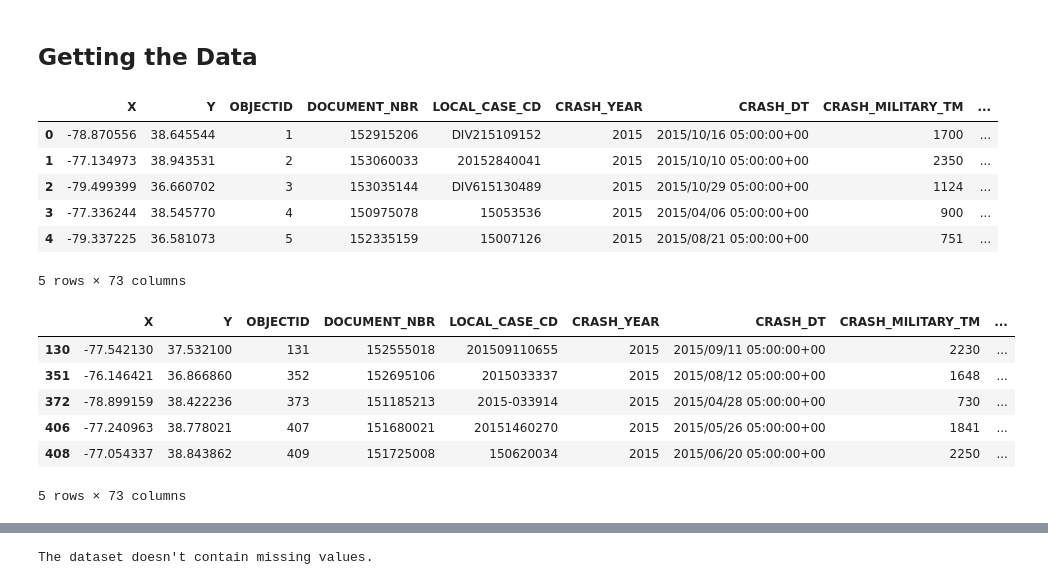
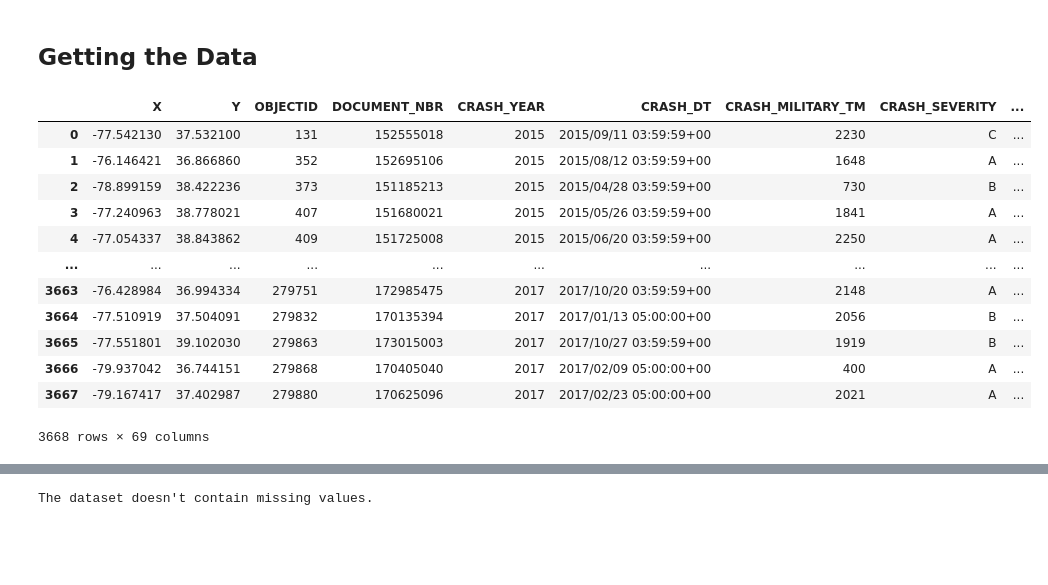
Before and after one commit to chrryyy/cs_4774_team_snorlax, a Jupyter notebook: Analysis_of_Improving_Pedestrian_Safety.ipynb, the cells around one changed output, grey strips where cells are left out. Drawn from its saved outputs; the diff is of its cells as text; code cells hidden in the pictures; blank space fills up the shorter version.

```diff
--- a/Analysis_of_Improving_Pedestrian_Safety.ipynb
+++ b/Analysis_of_Improving_Pedestrian_Safety.ipynb
@@ -8,34 +8,34 @@ Cheryl Bai, Eric Xie, Elaine Zhang
 # %%
 import os
 import numpy as np
 import matplotlib
 import matplotlib.pyplot as plt
 import pandas as pd
 import seaborn as sns
 
+crash_data = pd.DataFrame()
 # read the dataset
-crash_data = pd.read_csv('Crash_Data.csv')
-crash_data.head()
+for i in range(4):
+  df = pd.read_csv("Crash_Data_" + str(i + 1) + ".csv")
+  df_ped = df.loc[df["PED_NONPED"] == "Yes"]
+  crash_data = pd.concat([crash_data, df_ped], ignore_index=True)
+
+crash_data = crash_data.reset_index(drop=True)
+crash_data
 # %% [output]
-|  | X | Y | OBJECTID | DOCUMENT_NBR | LOCAL_CASE_CD | CRASH_YEAR | CRASH_DT | CRASH_MILITARY_TM | ... |
-| 0 | -78.870556 | 38.645544 | 1 | 152915206 | DIV215109152 | 2015 | 2015/10/16 05:00:00+00 | 1700 | ... |
-| 1 | -77.134973 | 38.943531 | 2 | 153060033 | 20152840041 | 2015 | 2015/10/10 05:00:00+00 | 2350 | ... |
-| 2 | -79.499399 | 36.660702 | 3 | 153035144 | DIV615130489 | 2015 | 2015/10/29 05:00:00+00 | 1124 | ... |
-| 3 | -77.336244 | 38.545770 | 4 | 150975078 | 15053536 | 2015 | 2015/04/06 05:00:00+00 | 900 | ... |
-| 4 | -79.337225 | 36.581073 | 5 | 152335159 | 15007126 | 2015 | 2015/08/21 05:00:00+00 | 751 | ... |
+|  | X | Y | OBJECTID | DOCUMENT_NBR | CRASH_YEAR | CRASH_DT | CRASH_MILITARY_TM | CRASH_SEVERITY | ... |
+| 0 | -77.542130 | 37.532100 | 131 | 152555018 | 2015 | 2015/09/11 03:59:59+00 | 2230 | C | ... |
+| 1 | -76.146421 | 36.866860 | 352 | 152695106 | 2015 | 2015/08/12 03:59:59+00 | 1648 | A | ... |
+| 2 | -78.899159 | 38.422236 | 373 | 151185213 | 2015 | 2015/04/28 03:59:59+00 | 730 | B | ... |
+| 3 | -77.240963 | 38.778021 | 407 | 151680021 | 2015 | 2015/05/26 03:59:59+00 | 1841 | A | ... |
+| 4 | -77.054337 | 38.843862 | 409 | 151725008 | 2015 | 2015/06/20 03:59:59+00 | 2250 | A | ... |
+| ... | ... | ... | ... | ... | ... | ... | ... | ... | ... |
+| 3663 | -76.428984 | 36.994334 | 279751 | 172985475 | 2017 | 2017/10/20 03:59:59+00 | 2148 | A | ... |
+| 3664 | -77.510919 | 37.504091 | 279832 | 170135394 | 2017 | 2017/01/13 05:00:00+00 | 2056 | B | ... |
+| 3665 | -77.551801 | 39.102030 | 279863 | 173015003 | 2017 | 2017/10/27 03:59:59+00 | 1919 | B | ... |
+| 3666 | -79.937042 | 36.744151 | 279868 | 170405040 | 2017 | 2017/02/09 05:00:00+00 | 400 | A | ... |
+| 3667 | -79.167417 | 37.402987 | 279880 | 170625096 | 2017 | 2017/02/23 05:00:00+00 | 2021 | A | ... |
-5 rows × 73 columns
+3668 rows × 69 columns
-# %%
-# select crashes involving pedestrians
-crash_data = crash_data.loc[crash_data["PED_NONPED"] == 1]
-crash_data.head()
-# %% [output]
-|  | X | Y | OBJECTID | DOCUMENT_NBR | LOCAL_CASE_CD | CRASH_YEAR | CRASH_DT | CRASH_MILITARY_TM | ... |
-| 130 | -77.542130 | 37.532100 | 131 | 152555018 | 201509110655 | 2015 | 2015/09/11 05:00:00+00 | 2230 | ... |
-| 351 | -76.146421 | 36.866860 | 352 | 152695106 | 2015033337 | 2015 | 2015/08/12 05:00:00+00 | 1648 | ... |
-| 372 | -78.899159 | 38.422236 | 373 | 151185213 | 2015-033914 | 2015 | 2015/04/28 05:00:00+00 | 730 | ... |
-| 406 | -77.240963 | 38.778021 | 407 | 151680021 | 20151460270 | 2015 | 2015/05/26 05:00:00+00 | 1841 | ... |
-| 408 | -77.054337 | 38.843862 | 409 | 151725008 | 150620034 | 2015 | 2015/06/20 05:00:00+00 | 2250 | ... |
-5 rows × 73 columns
 # %%
 # select relevant columns for analysis
 cols = ["X", "Y", "CRASH_YEAR", "CRASH_DT", "CRASH_MILITARY_TM", "CRASH_SEVERITY", "PEDESTRIANS_KILLED", "PEDESTRIANS_INJURED", "WEATHER_CONDITION", "LIGHT_CONDITION",
```
Also changed, not shown: parts of 4 cells of this notebook.
